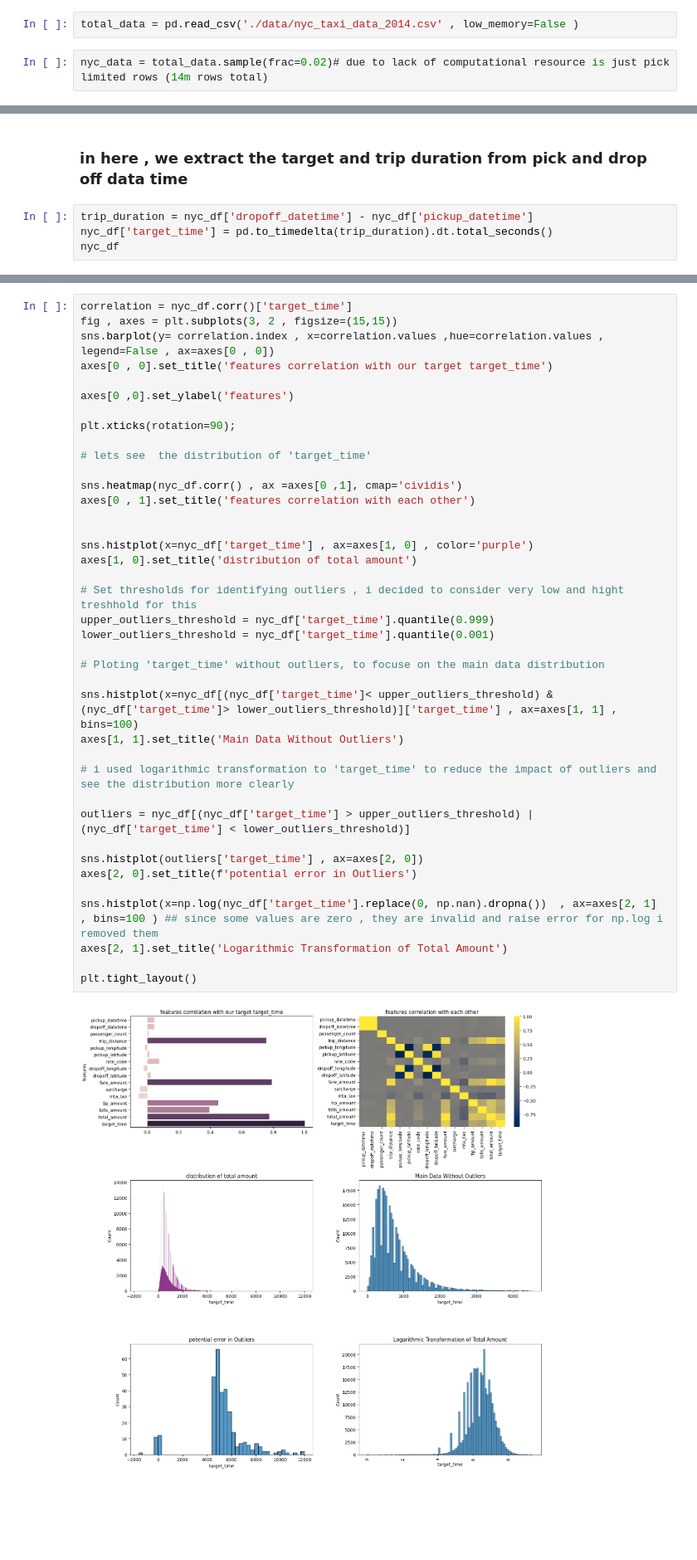
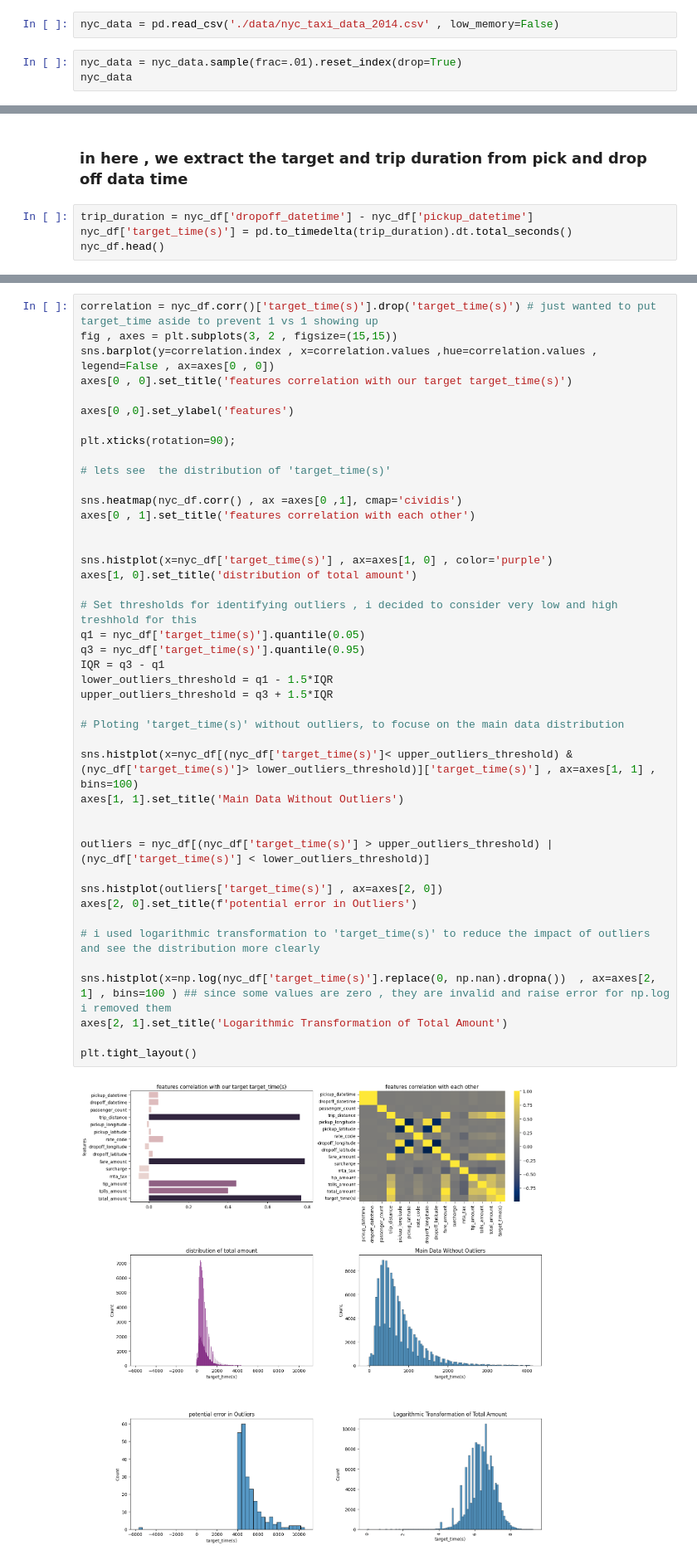
Before and after one commit to Esmaeil-Mashhadi/NewYork_Taxi_Travel_Prediction, a Jupyter notebook: main.ipynb, the cells around one changed output, grey strips where cells are left out. Shown at 83% size. Cells and saved outputs as stored; diff of their text form; blank space fills up the shorter version.

```diff
--- a/main.ipynb
+++ b/main.ipynb
@@ -6,6 +6,7 @@ import matplotlib.pyplot as plt
 import numpy as np
 import seaborn as sns
 # %%
-total_data = pd.read_csv('./data/nyc_taxi_data_2014.csv' , low_memory=False )
+nyc_data = pd.read_csv('./data/nyc_taxi_data_2014.csv' , low_memory=False)
-# %%
-nyc_data = total_data.sample(frac=0.02)# due to lack of computational resource is just pick limited rows (14m rows total)
+# %%
+nyc_data = nyc_data.sample(frac=.01).reset_index(drop=True)
+nyc_data
@@ -42,7 +57,7 @@ nyc_df['dropoff_datetime'] = pd.to_datetime(nyc_df['dropoff_datetime'])
 ### in here , we extract the target and trip duration from pick and drop off data time
 # %%
 trip_duration = nyc_df['dropoff_datetime'] - nyc_df['pickup_datetime']
-nyc_df['target_time'] = pd.to_timedelta(trip_duration).dt.total_seconds()
-nyc_df
+nyc_df['target_time(s)'] = pd.to_timedelta(trip_duration).dt.total_seconds()
+nyc_df.head()
 # %% [output]
 |  | pickup_datetime | dropoff_datetime | passenger_count | trip_distance | pickup_longitude | pickup_latitude | ... |
@@ -65,43 +73,47 @@ Key findings:
 - **`total_amount`**, **`fare amount`**, and **`tip amount`** and **`trip_distance`** show a **positive correlation** with `target_time`.
 - A long right tail in the distribution shows we have extreme outliers.
 # %%
-correlation = nyc_df.corr()['target_time']
+correlation = nyc_df.corr()['target_time(s)'].drop('target_time(s)') # just wanted to put target_time aside to prevent 1 vs 1 showing up
 fig , axes = plt.subplots(3, 2 , figsize=(15,15))
-sns.barplot(y= correlation.index , x=correlation.values ,hue=correlation.values , legend=False , ax=axes[0 , 0])
-axes[0 , 0].set_title('features correlation with our target target_time')
+sns.barplot(y=correlation.index , x=correlation.values ,hue=correlation.values , legend=False , ax=axes[0 , 0])
+axes[0 , 0].set_title('features correlation with our target target_time(s)')
 
 axes[0 ,0].set_ylabel('features')
 
 plt.xticks(rotation=90);
 
-# lets see  the distribution of 'target_time'
+# lets see  the distribution of 'target_time(s)'
 
 sns.heatmap(nyc_df.corr() , ax =axes[0 ,1], cmap='cividis')
 axes[0 , 1].set_title('features correlation with each other')
 
 
-sns.histplot(x=nyc_df['target_time'] , ax=axes[1, 0] , color='purple')
+sns.histplot(x=nyc_df['target_time(s)'] , ax=axes[1, 0] , color='purple')
 axes[1, 0].set_title('distribution of total amount')
 
-# Set thresholds for identifying outliers , i decided to consider very low and hight treshhold for this
-upper_outliers_threshold = nyc_df['target_time'].quantile(0.999)
-lower_outliers_threshold = nyc_df['target_time'].quantile(0.001)
+# Set thresholds for identifying outliers , i decided to consider very low and high treshhold for this
+q1 = nyc_df['target_time(s)'].quantile(0.05)
+q3 = nyc_df['target_time(s)'].quantile(0.95)
+IQR = q3 - q1
+lower_outliers_threshold = q1 - 1.5*IQR
+upper_outliers_threshold = q3 + 1.5*IQR
 
-# Ploting 'target_time' without outliers, to focuse on the main data distribution
+# Ploting 'target_time(s)' without outliers, to focuse on the main data distribution
 
-sns.histplot(x=nyc_df[(nyc_df['target_time']< upper_outliers_threshold) & (nyc_df['target_time']> lower_outliers_threshold)]['target_time'] , ax=axes[1, 1] , bins=100)
+sns.histplot(x=nyc_df[(nyc_df['target_time(s)']< upper_outliers_threshold) & (nyc_df['target_time(s)']> lower_outliers_threshold)]['target_time(s)'] , ax=axes[1, 1] , bins=100)
 axes[1, 1].set_title('Main Data Without Outliers')
 
-# i used logarithmic transformation to 'target_time' to reduce the impact of outliers and see the distribution more clearly
 
-outliers = nyc_df[(nyc_df['target_time'] > upper_outliers_threshold) | (nyc_df['target_time'] < lower_outliers_threshold)]
+outliers = nyc_df[(nyc_df['target_time(s)'] > upper_outliers_threshold) | (nyc_df['target_time(s)'] < lower_outliers_threshold)]
 
-sns.histplot(outliers['target_time'] , ax=axes[2, 0])
+sns.histplot(outliers['target_time(s)'] , ax=axes[2, 0])
 axes[2, 0].set_title(f'potential error in Outliers')
 
-sns.histplot(x=np.log(nyc_df['target_time'].replace(0, np.nan).dropna())  , ax=axes[2, 1] , bins=100 ) ## since some values are zero , they are invalid and raise error for np.log i removed them
+# i used logarithmic transformation to 'target_time(s)' to reduce the impact of outliers and see the distribution more clearly
+
+sns.histplot(x=np.log(nyc_df['target_time(s)'].replace(0, np.nan).dropna())  , ax=axes[2, 1] , bins=100 ) ## since some values are zero , they are invalid and raise error for np.log i removed them
 axes[2, 1].set_title('Logarithmic Transformation of Total Amount')
 
 plt.tight_layout()
 # %% [output]
-[figure, old version]
+[figure, new version]
```
Also changed, not shown: parts of 29 cells of this notebook.
